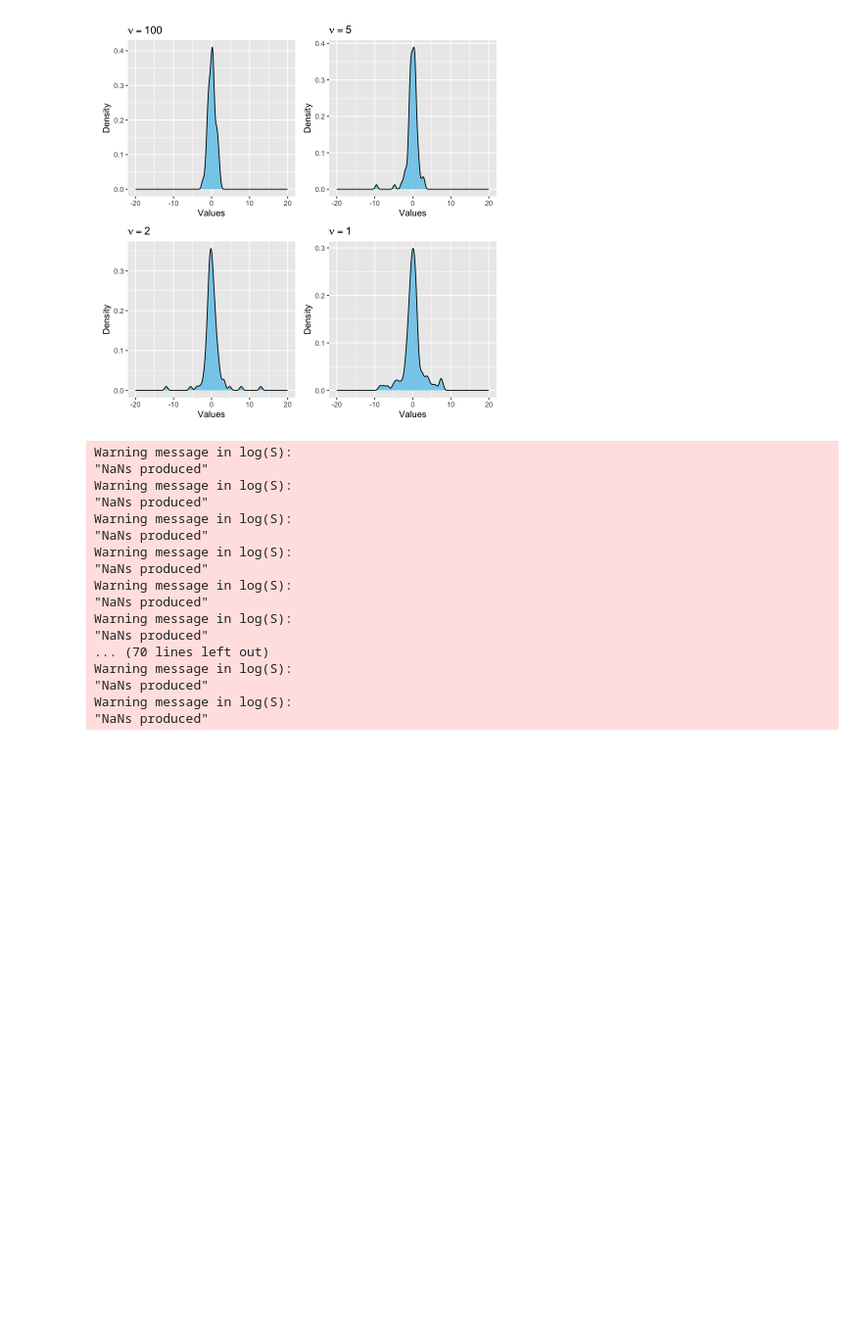
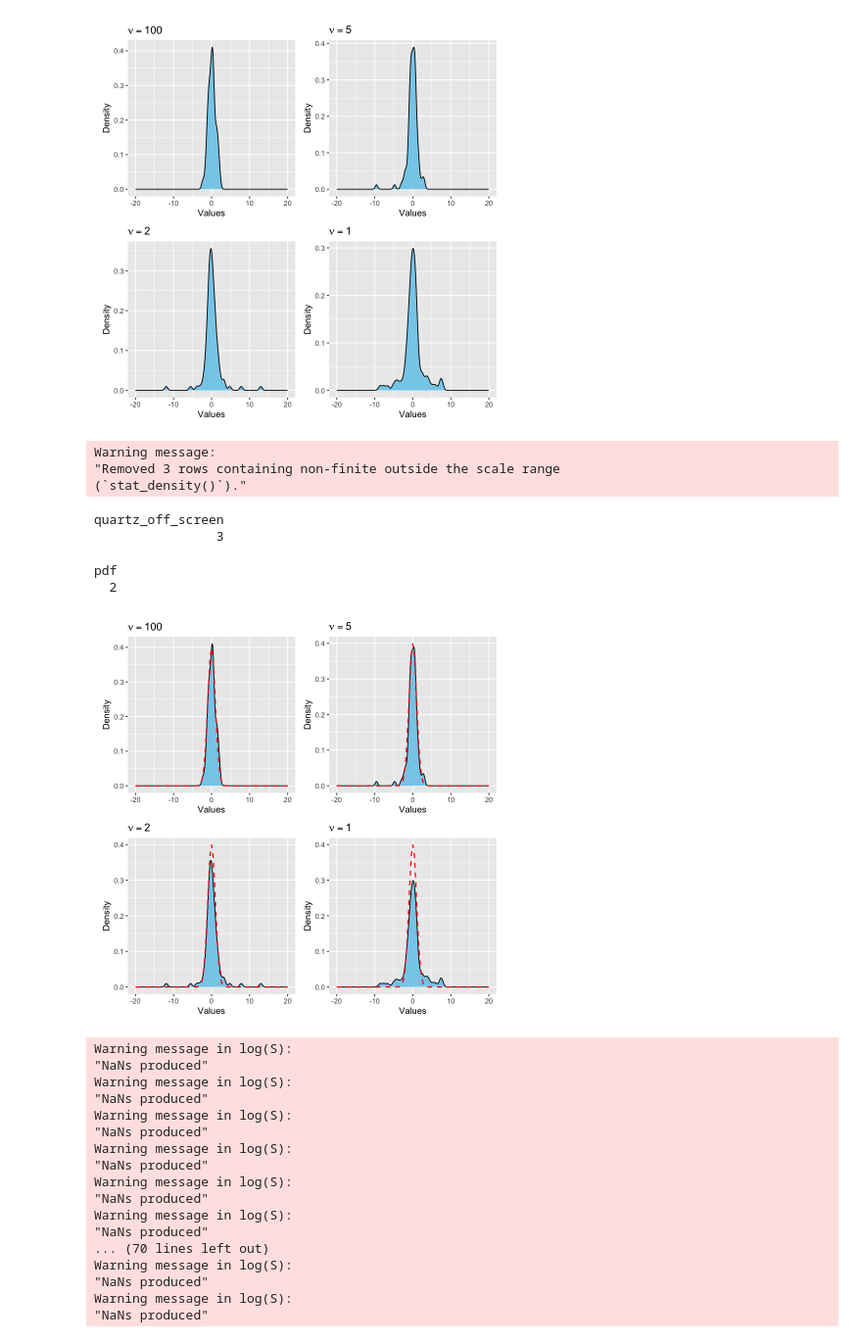
Before and after one commit to mathilderask/TimeSeriesAnalysis, a Jupyter notebook: Assignment4/opg1_nik.ipynb, the cells around one changed output. Shown at 98% size. Saved outputs shown, nothing was run; the diff lists cells and outputs as text; code cells hidden in the pictures; blank space fills up the shorter version.

```diff
--- a/Assignment4/opg1_nik.ipynb
+++ b/Assignment4/opg1_nik.ipynb
@@ -231,6 +259,48 @@ quartz_off_screen
 pdf
   2
 [figure]
+# %%
+library(ggplot2)
+library(patchwork)
+
+set.seed(25)
+
+# Create 4 datasets
+data100 <- data.frame(value = rt(100, 100))
+data5 <- data.frame(value = rt(100, 5))
+data2 <- data.frame(value = rt(100, 2))
+data1 <- data.frame(value = rt(100, 1))
+
+# Plotting function to add t-dist and normal dist
+plot_dist <- function(df, nu) {
+  ggplot(df, aes(x = value)) +
+    geom_density(fill = "skyblue", alpha = 1) +
+    stat_function(fun = dnorm, args = list(mean = 0, sd = 1),
+                  color = "red", size = 0.7, linetype = "dashed") +
+    labs(title = bquote(nu == .(nu)), x = "Values", y = "Density") +
+    xlim(-20, 20)
+}
+
+p1 <- plot_dist(data100, 100)
+p2 <- plot_dist(data5, 5)
+p3 <- plot_dist(data2, 2)
+p4 <- plot_dist(data1, 1)
+
+# Arrange them together
+(p1 | p2) / (p3 | p4)
+
+# Save to file
+dev.copy(png, file = "1,5.png", width = 600, height = 600, res = 100)
+dev.off()
+# %% [output]
+Warning message:
+"Removed 3 rows containing non-finite outside the scale range
+(`stat_density()`)."
+quartz_off_screen
+                3
+pdf
+  2
+[figure, added]
 # %%
 set.seed(25)
 A <- 0.9
```
Also changed, not shown: parts of 4 cells of this notebook, 11 other files.
